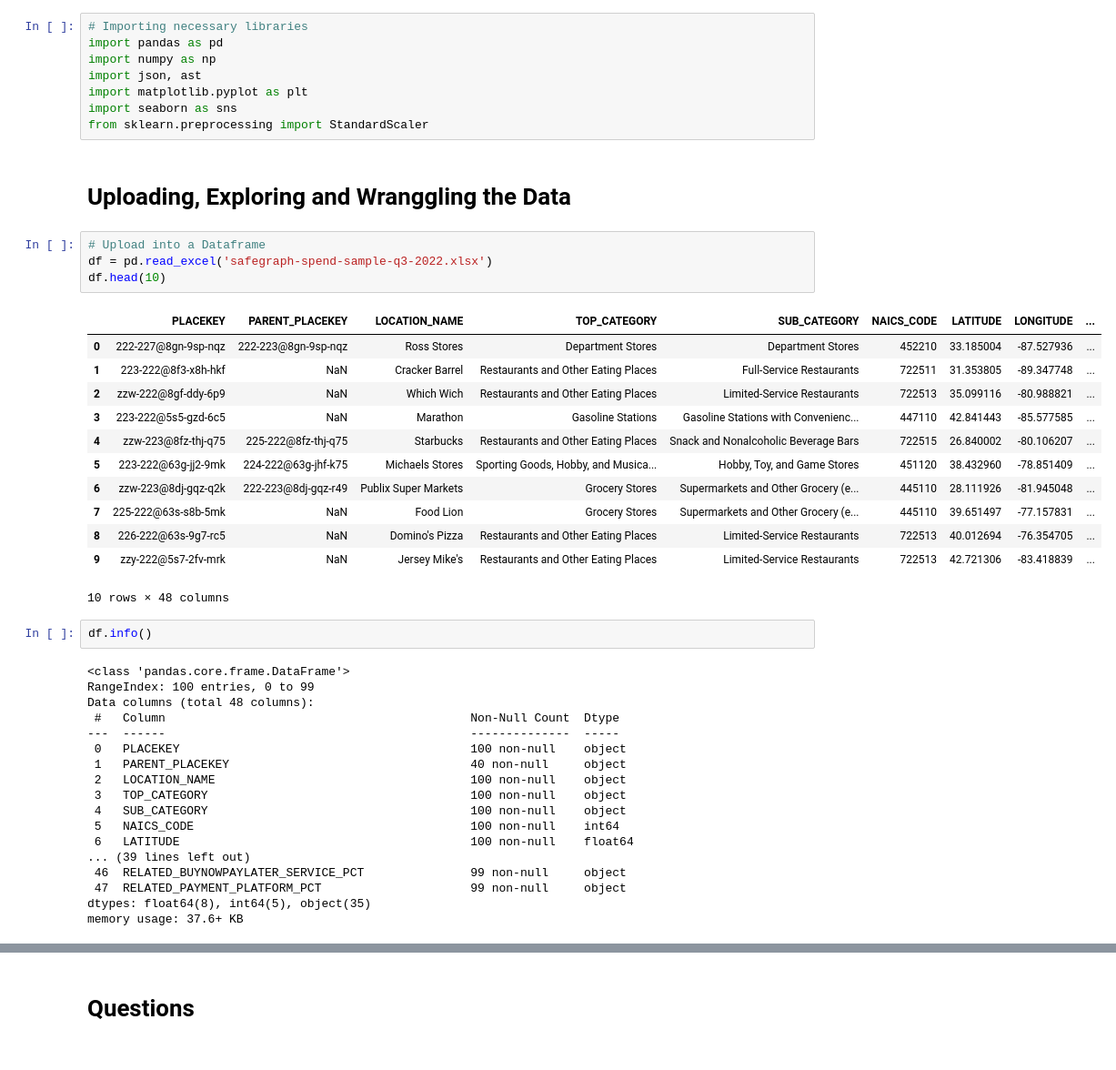
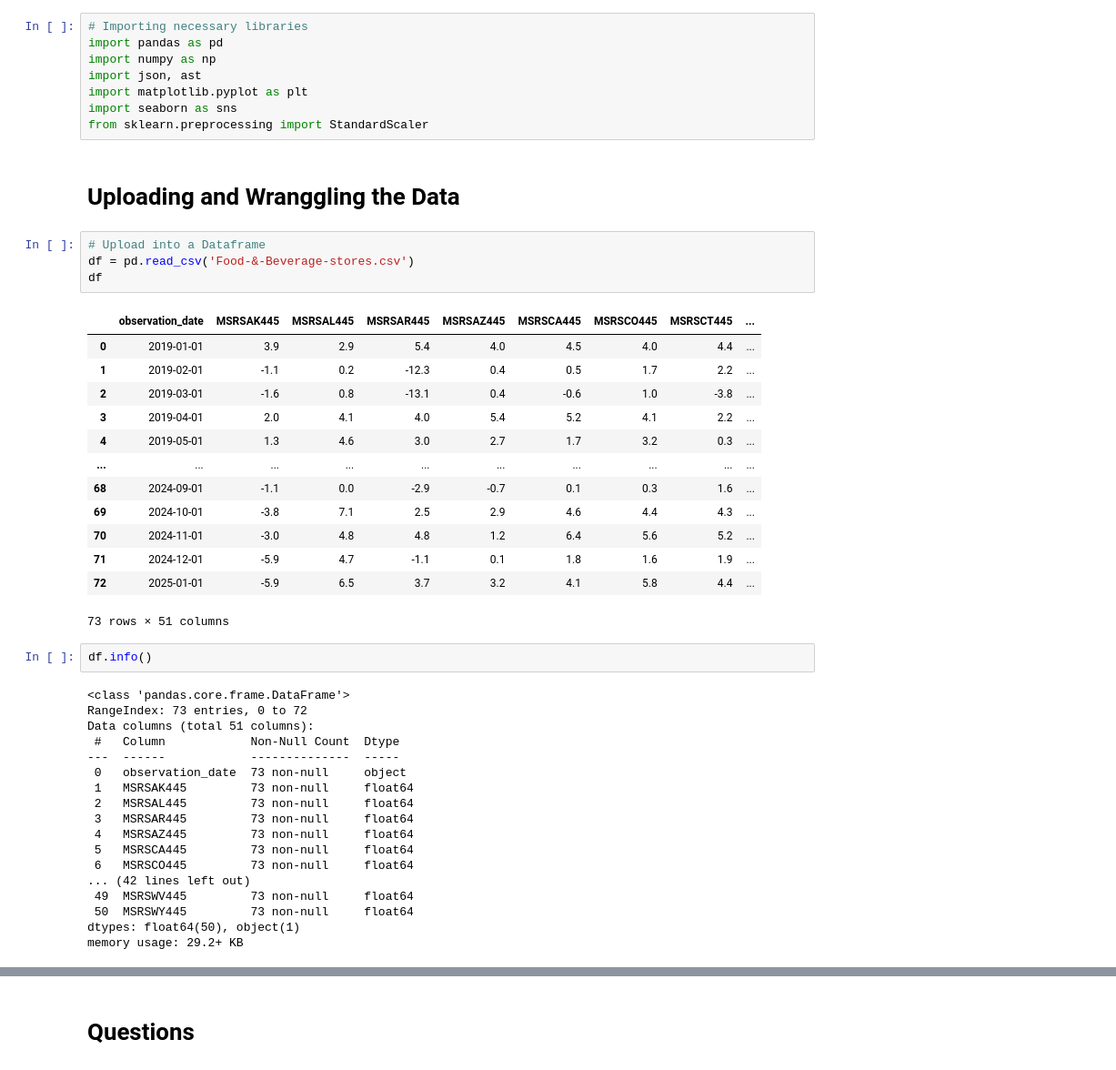
Before and after one commit to DiaHere/Food-and-Beverage-across-all-US-states-Analysis, a Jupyter notebook: notebook.ipynb, the cells around one changed output, grey strips where cells are left out. Shown: that part at 91% size. Drawn from its saved outputs; the diff is of its cells as text.

```diff
--- a/notebook.ipynb
+++ b/notebook.ipynb
@@ -7,41 +7,42 @@ import matplotlib.pyplot as plt
 import seaborn as sns
 from sklearn.preprocessing import StandardScaler
 # %% [markdown]
-# Uploading, Exploring and Wranggling the Data
+# Uploading and Wranggling the Data
 # %%
 # Upload into a Dataframe
-df = pd.read_excel('safegraph-spend-sample-q3-2022.xlsx')
-df.head(10)
+df = pd.read_csv('Food-&-Beverage-stores.csv')
+df
 # %% [output]
-|  | PLACEKEY | PARENT_PLACEKEY | LOCATION_NAME | TOP_CATEGORY | SUB_CATEGORY | NAICS_CODE | LATITUDE | LONGITUDE | ... |
-| 0 | 222-227@8gn-9sp-nqz | 222-223@8gn-9sp-nqz | Ross Stores | Department Stores | Department Stores | 452210 | 33.185004 | -87.527936 | ... |
-| 1 | 223-222@8f3-x8h-hkf | NaN | Cracker Barrel | Restaurants and Other Eating Places | Full-Service Restaurants | 722511 | 31.353805 | -89.347748 | ... |
-| 2 | zzw-222@8gf-ddy-6p9 | NaN | Which Wich | Restaurants and Other Eating Places | Limited-Service Restaurants | 722513 | 35.099116 | -80.988821 | ... |
-| 3 | 223-222@5s5-gzd-6c5 | NaN | Marathon | Gasoline Stations | Gasoline Stations with Convenienc... | 447110 | 42.841443 | -85.577585 | ... |
-| 4 | zzw-223@8fz-thj-q75 | 225-222@8fz-thj-q75 | Starbucks | Restaurants and Other Eating Places | Snack and Nonalcoholic Beverage Bars | 722515 | 26.840002 | -80.106207 | ... |
-| 5 | 223-222@63g-jj2-9mk | 224-222@63g-jhf-k75 | Michaels Stores | Sporting Goods, Hobby, and Musica... | Hobby, Toy, and Game Stores | 451120 | 38.432960 | -78.851409 | ... |
-| 6 | zzw-223@8dj-gqz-q2k | 222-223@8dj-gqz-r49 | Publix Super Markets | Grocery Stores | Supermarkets and Other Grocery (e... | 445110 | 28.111926 | -81.945048 | ... |
-| 7 | 225-222@63s-s8b-5mk | NaN | Food Lion | Grocery Stores | Supermarkets and Other Grocery (e... | 445110 | 39.651497 | -77.157831 | ... |
-| 8 | 226-222@63s-9g7-rc5 | NaN | Domino's Pizza | Restaurants and Other Eating Places | Limited-Service Restaurants | 722513 | 40.012694 | -76.354705 | ... |
-| 9 | zzy-222@5s7-2fv-mrk | NaN | Jersey Mike's | Restaurants and Other Eating Places | Limited-Service Restaurants | 722513 | 42.721306 | -83.418839 | ... |
+|  | observation_date | MSRSAK445 | MSRSAL445 | MSRSAR445 | MSRSAZ445 | MSRSCA445 | MSRSCO445 | MSRSCT445 | ... |
+| 0 | 2019-01-01 | 3.9 | 2.9 | 5.4 | 4.0 | 4.5 | 4.0 | 4.4 | ... |
+| 1 | 2019-02-01 | -1.1 | 0.2 | -12.3 | 0.4 | 0.5 | 1.7 | 2.2 | ... |
+| 2 | 2019-03-01 | -1.6 | 0.8 | -13.1 | 0.4 | -0.6 | 1.0 | -3.8 | ... |
+| 3 | 2019-04-01 | 2.0 | 4.1 | 4.0 | 5.4 | 5.2 | 4.1 | 2.2 | ... |
+| 4 | 2019-05-01 | 1.3 | 4.6 | 3.0 | 2.7 | 1.7 | 3.2 | 0.3 | ... |
+| ... | ... | ... | ... | ... | ... | ... | ... | ... | ... |
+| 68 | 2024-09-01 | -1.1 | 0.0 | -2.9 | -0.7 | 0.1 | 0.3 | 1.6 | ... |
+| 69 | 2024-10-01 | -3.8 | 7.1 | 2.5 | 2.9 | 4.6 | 4.4 | 4.3 | ... |
+| 70 | 2024-11-01 | -3.0 | 4.8 | 4.8 | 1.2 | 6.4 | 5.6 | 5.2 | ... |
+| 71 | 2024-12-01 | -5.9 | 4.7 | -1.1 | 0.1 | 1.8 | 1.6 | 1.9 | ... |
+| 72 | 2025-01-01 | -5.9 | 6.5 | 3.7 | 3.2 | 4.1 | 5.8 | 4.4 | ... |
-10 rows × 48 columns
+73 rows × 51 columns
 # %%
 df.info()
 # %% [output]
 <class 'pandas.core.frame.DataFrame'>
-RangeIndex: 100 entries, 0 to 99
-Data columns (total 48 columns):
- #   Column                                           Non-Null Count  Dtype
----  ------                                           --------------  -----
- 0   PLACEKEY                                         100 non-null    object
- 1   PARENT_PLACEKEY                                  40 non-null     object
- 2   LOCATION_NAME                                    100 non-null    object
- 3   TOP_CATEGORY                                     100 non-null    object
- 4   SUB_CATEGORY                                     100 non-null    object
- 5   NAICS_CODE                                       100 non-null    int64
- 6   LATITUDE                                         100 non-null    float64
-... (39 lines left out)
- 46  RELATED_BUYNOWPAYLATER_SERVICE_PCT               99 non-null     object
- 47  RELATED_PAYMENT_PLATFORM_PCT                     99 non-null     object
-dtypes: float64(8), int64(5), object(35)
-memory usage: 37.6+ KB
+RangeIndex: 73 entries, 0 to 72
+Data columns (total 51 columns):
+ #   Column            Non-Null Count  Dtype
+---  ------            --------------  -----
+ 0   observation_date  73 non-null     object
+ 1   MSRSAK445         73 non-null     float64
+ 2   MSRSAL445         73 non-null     float64
+ 3   MSRSAR445         73 non-null     float64
+ 4   MSRSAZ445         73 non-null     float64
+ 5   MSRSCA445         73 non-null     float64
+ 6   MSRSCO445         73 non-null     float64
+... (42 lines left out)
+ 49  MSRSWV445         73 non-null     float64
+ 50  MSRSWY445         73 non-null     float64
+dtypes: float64(50), object(1)
+memory usage: 29.2+ KB
```
Also changed, not shown: parts of 30 cells of this notebook.
